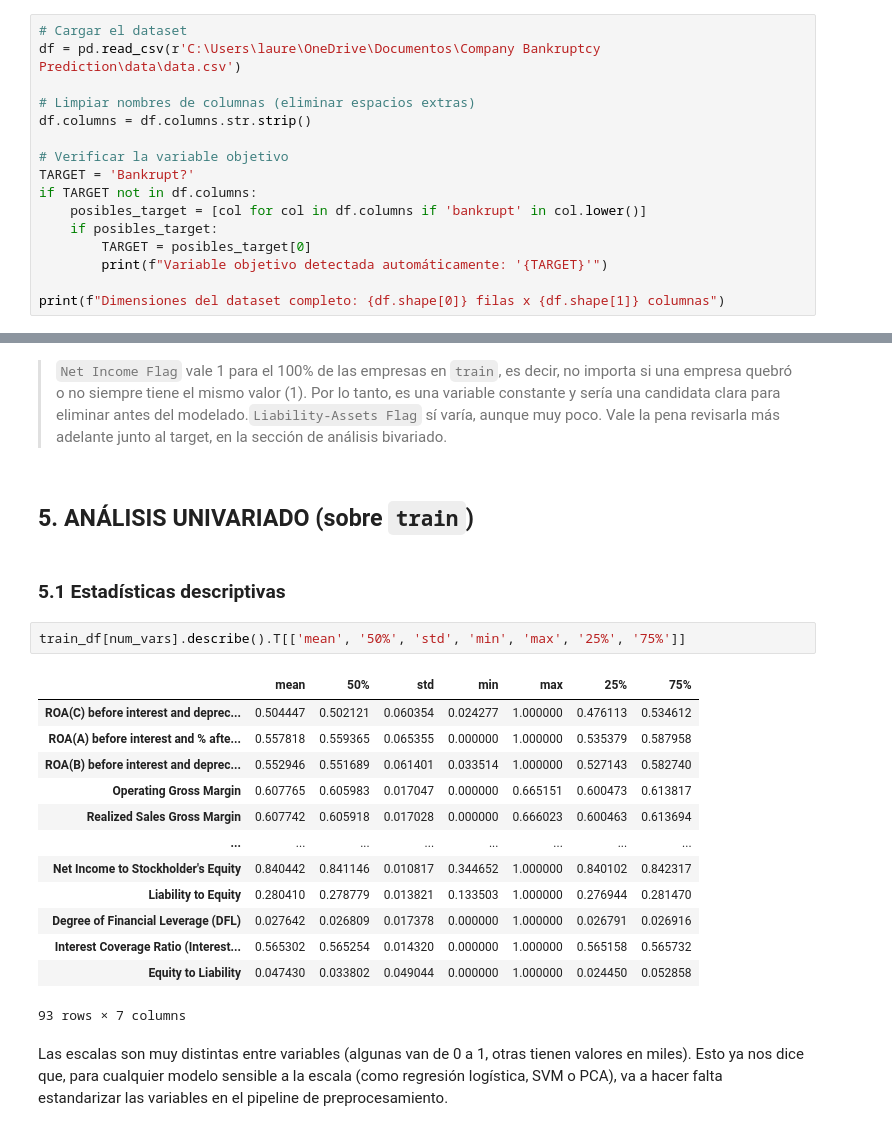
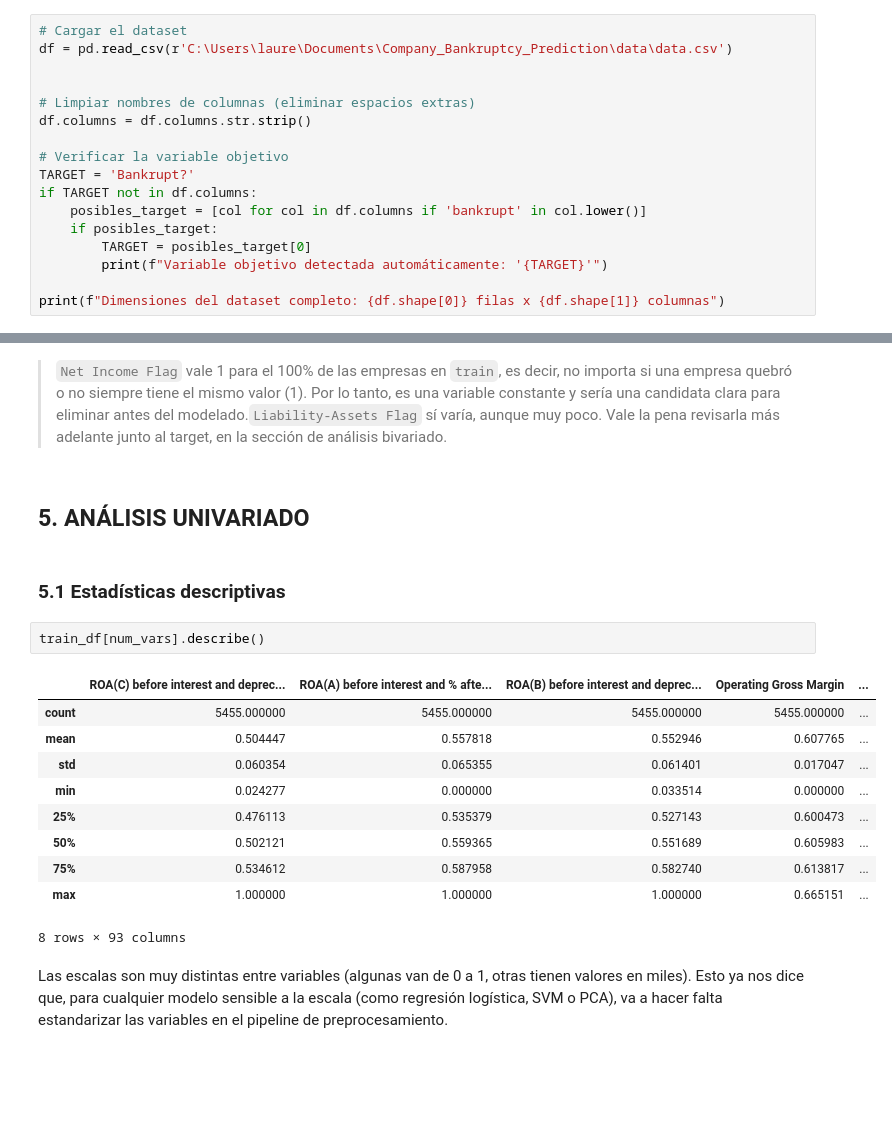
Before and after one commit to lauraformore/Predicci-n-de-Bancarrota-Empresarial, a Jupyter notebook: EDA.ipynb, the cells around one changed output, grey strips where cells are left out. Cells and saved outputs as stored; diff of their text form; blank space fills up the shorter version.

```diff
--- a/EDA_Prediccion_Quiebra_Taiwan.ipynb
+++ b/EDA.ipynb
@@ -68,7 +68,8 @@ sns.set_palette([COLOR_MAIN, COLOR_ACCENT])
 ## 2. CARGA Y PREPARACIÓN INICIAL
 # %%
 # Cargar el dataset
-df = pd.read_csv(r'C:\Users\laure\OneDrive\Documentos\Company Bankruptcy Prediction\data\data.csv')
+df = pd.read_csv(r'C:\Users\laure\Documents\Company_Bankruptcy_Prediction\data\data.csv')
+
 
 # Limpiar nombres de columnas (eliminar espacios extras)
 df.columns = df.columns.str.strip()
@@ -241,25 +242,22 @@ Cardinalidad: 1 valores únicos
 # %% [markdown]
 > `Net Income Flag` vale 1 para el 100% de las empresas en `train`, es decir, no importa si una empresa quebró o no siempre tiene el mismo valor (1). Por lo tanto, es una variable constante y sería una candidata clara para eliminar antes del modelado.`Liability-Assets Flag` sí varía, aunque muy poco. Vale la pena revisarla más adelante junto al target, en la sección de análisis bivariado.
 # %% [markdown]
-## 5. ANÁLISIS UNIVARIADO (sobre `train`)
+## 5. ANÁLISIS UNIVARIADO
 # %% [markdown]
 ### 5.1 Estadísticas descriptivas
 # %%
-train_df[num_vars].describe().T[['mean', '50%', 'std', 'min', 'max', '25%', '75%']]
+train_df[num_vars].describe()
 # %% [output]
-|  | mean | 50% | std | min | max | 25% | 75% |
-| ROA(C) before interest and deprec... | 0.504447 | 0.502121 | 0.060354 | 0.024277 | 1.000000 | 0.476113 | 0.534612 |
-| ROA(A) before interest and % afte... | 0.557818 | 0.559365 | 0.065355 | 0.000000 | 1.000000 | 0.535379 | 0.587958 |
-| ROA(B) before interest and deprec... | 0.552946 | 0.551689 | 0.061401 | 0.033514 | 1.000000 | 0.527143 | 0.582740 |
-| Operating Gross Margin | 0.607765 | 0.605983 | 0.017047 | 0.000000 | 0.665151 | 0.600473 | 0.613817 |
-| Realized Sales Gross Margin | 0.607742 | 0.605918 | 0.017028 | 0.000000 | 0.666023 | 0.600463 | 0.613694 |
-| ... | ... | ... | ... | ... | ... | ... | ... |
-| Net Income to Stockholder's Equity | 0.840442 | 0.841146 | 0.010817 | 0.344652 | 1.000000 | 0.840102 | 0.842317 |
-| Liability to Equity | 0.280410 | 0.278779 | 0.013821 | 0.133503 | 1.000000 | 0.276944 | 0.281470 |
-| Degree of Financial Leverage (DFL) | 0.027642 | 0.026809 | 0.017378 | 0.000000 | 1.000000 | 0.026791 | 0.026916 |
-| Interest Coverage Ratio (Interest... | 0.565302 | 0.565254 | 0.014320 | 0.000000 | 1.000000 | 0.565158 | 0.565732 |
-| Equity to Liability | 0.047430 | 0.033802 | 0.049044 | 0.000000 | 1.000000 | 0.024450 | 0.052858 |
+|  | ROA(C) before interest and deprec... | ROA(A) before interest and % afte... | ROA(B) before interest and deprec... | Operating Gross Margin | ... |
+| count | 5455.000000 | 5455.000000 | 5455.000000 | 5455.000000 | ... |
+| mean | 0.504447 | 0.557818 | 0.552946 | 0.607765 | ... |
+| std | 0.060354 | 0.065355 | 0.061401 | 0.017047 | ... |
+| min | 0.024277 | 0.000000 | 0.033514 | 0.000000 | ... |
+| 25% | 0.476113 | 0.535379 | 0.527143 | 0.600473 | ... |
+| 50% | 0.502121 | 0.559365 | 0.551689 | 0.605983 | ... |
+| 75% | 0.534612 | 0.587958 | 0.582740 | 0.613817 | ... |
+| max | 1.000000 | 1.000000 | 1.000000 | 0.665151 | ... |
-93 rows × 7 columns
+8 rows × 93 columns
 # %% [markdown]
 Las escalas son muy distintas entre variables (algunas van de 0 a 1, otras tienen valores en miles). Esto ya nos dice que, para cualquier modelo sensible a la escala (como regresión logística, SVM o PCA), va a hacer falta estandarizar las variables en el pipeline de preprocesamiento.
 # %% [markdown]
```
Also changed, not shown: parts of 8 cells of this notebook, 3 other files.
